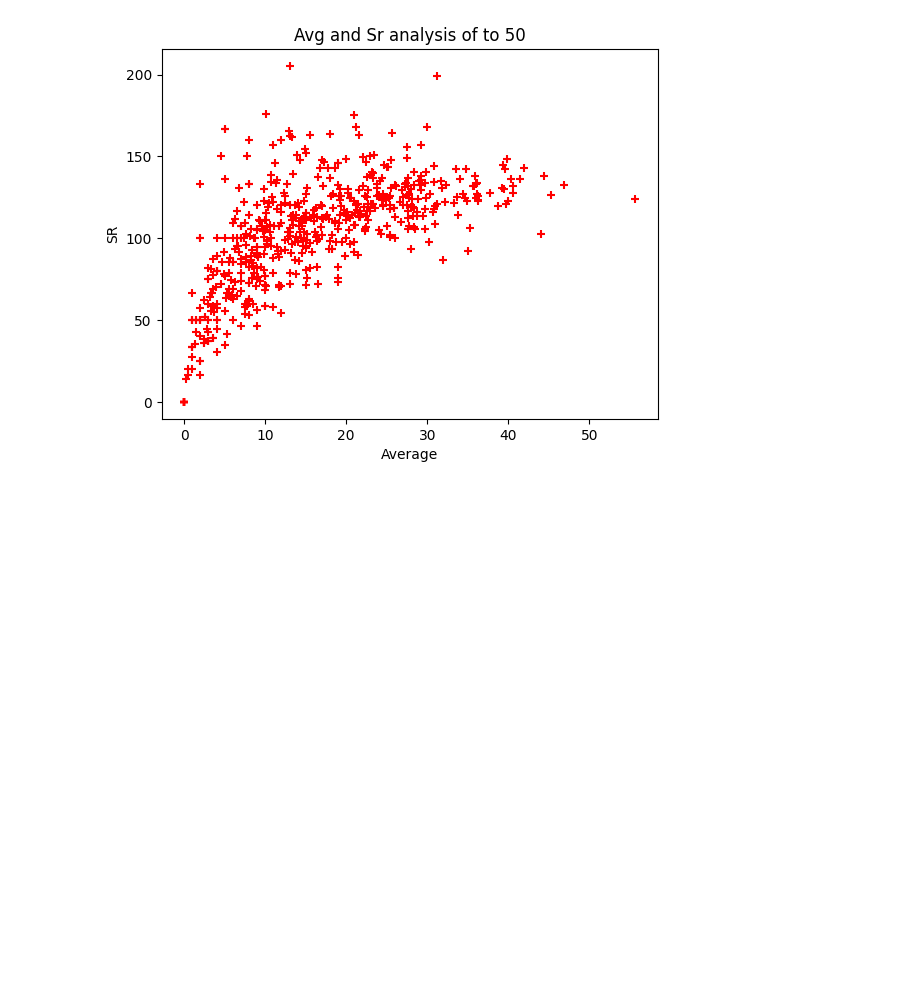
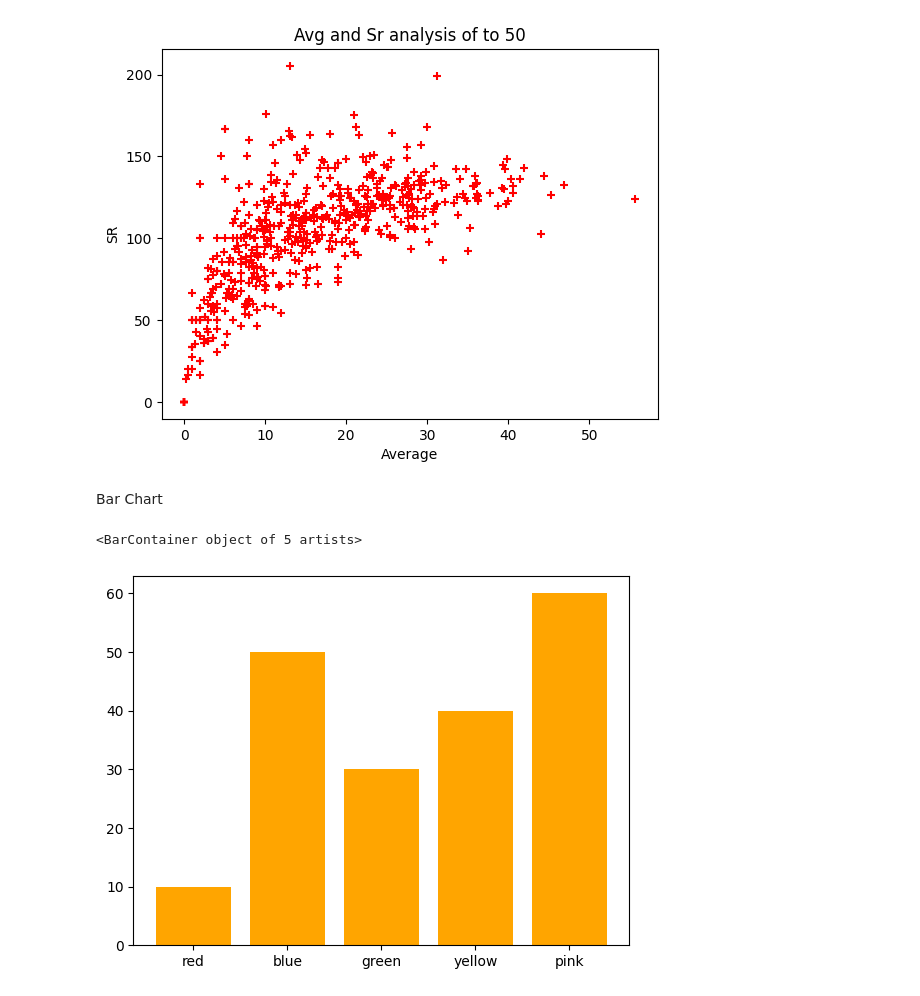
Before and after one commit to rushipatil1808/Python_Libraries, a Jupyter notebook: Matplotlib/Visuliazation.ipynb, the cells around one changed output. Cells and saved outputs as stored; diff of their text form; code cells hidden in the pictures; blank space fills up the shorter version.

Commit message:
Add data visualization notebook

```diff
--- a/Matplotlib/Visuliazation.ipynb
+++ b/Matplotlib/Visuliazation.ipynb
@@ -124,3 +124,14 @@ plt.ylabel('SR')
 # %% [output]
 Text(0, 0.5, 'SR')
 [figure]
+# %% [markdown]
+Bar Chart
+# %%
+#simple bar chart
+ch = [10,50,30,40,60]
+colors = ['red','blue','green','yellow','pink']
+
+plt.bar(colors,ch,color = 'orange')
+# %% [output]
+<BarContainer object of 5 artists>
+[figure, added]
```
